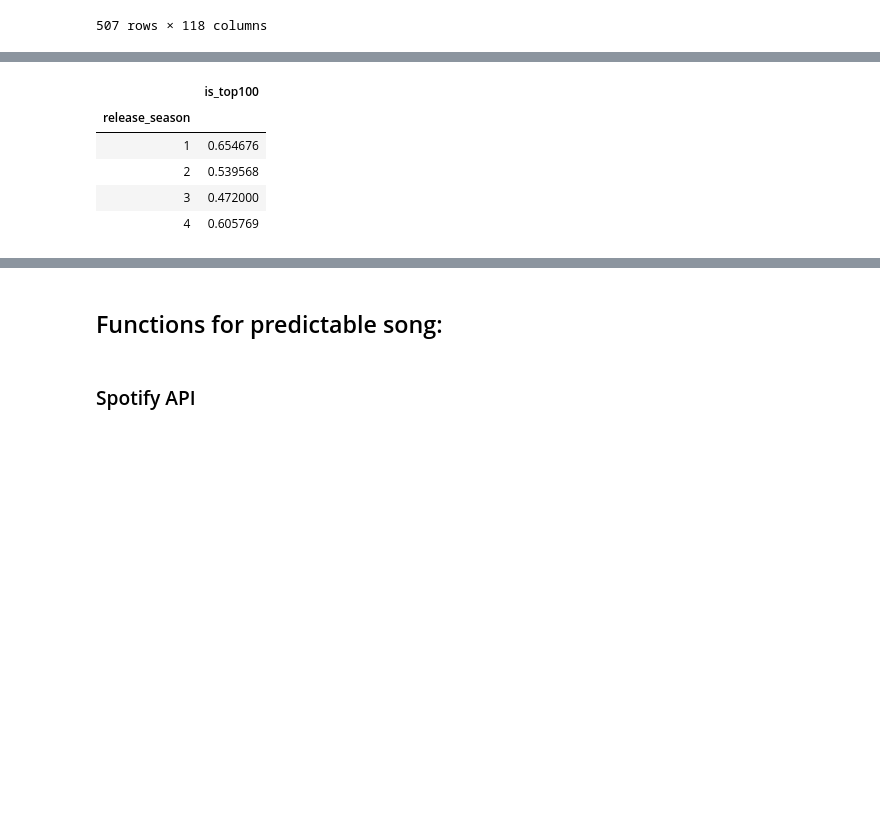
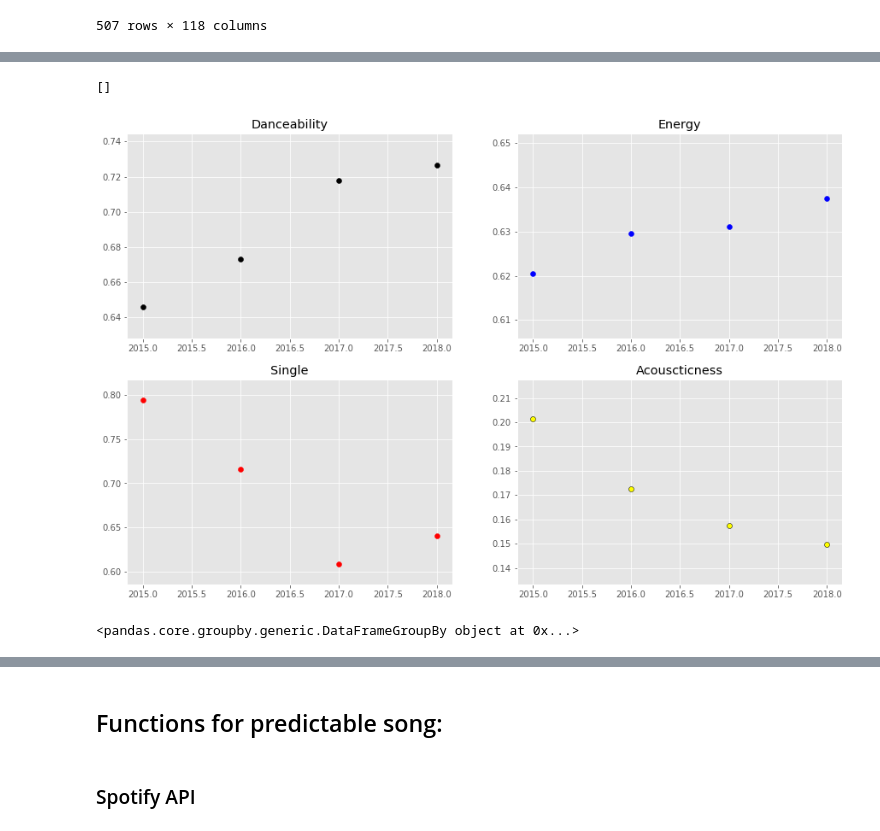
Before and after one commit to makaralis/Music-Project, a Jupyter notebook: FinalProject/Classifier.ipynb, the cells around one changed output, grey strips where cells are left out. Cells and saved outputs as stored; diff of their text form; code cells hidden in the pictures; blank space fills up the shorter version.

```diff
--- a/FinalProject/Classifier.ipynb
+++ b/FinalProject/Classifier.ipynb
@@ -262,15 +291,38 @@ plt.plot()
+# %%
+plt.figure(figsize=(15, 15))
+
+plt.subplot(321)
+plt.title('Danceability')
+plt.scatter(top100_by_year.index, top100_by_year['danceability'] ,color='black', label="data", linewidths=0.5, edgecolors='black');
+plt.plot()
+
+
+plt.subplot(322)
+
+plt.title('Energy')
+plt.scatter(top100_by_year.index, top100_by_year['energy'] ,color='blue', label="data");
+plt.plot()
+
+plt.subplot(323)
+
+plt.title('Single')
+plt.scatter(top100_by_year.index, top100_by_year['is_single'] ,color='red', label="data");
+plt.plot()
+
+plt.subplot(324)
+plt.title('Acouscticness')
+plt.scatter(top100_by_year.index, top100_by_year['acousticness'] ,color='yellow', label="data", linewidths=0.5, edgecolors='black');
+plt.plot()
+# %% [output]
+[]
+[figure, added]
 # %%
 df_spotify_by_season=df_spotify.groupby(['release_season'])
 # %%
-df_spotify_by_season=df_spotify_by_season[['is_top100']].mean()
+df_spotify_by_season=df_spotify_by_season[['is_top100']]
 df_spotify_by_season
 # %% [output]
-|  | is_top100 |
-| release_season |  |
-| 1 | 0.654676 |
-| 2 | 0.539568 |
-| 3 | 0.472000 |
-| 4 | 0.605769 |
+<pandas.core.groupby.generic.DataFrameGroupBy object at 0x...>
 # %%
 plt.figure(figsize=(7, 5))
 
```
Also changed, not shown: parts of 15 cells of this notebook.
